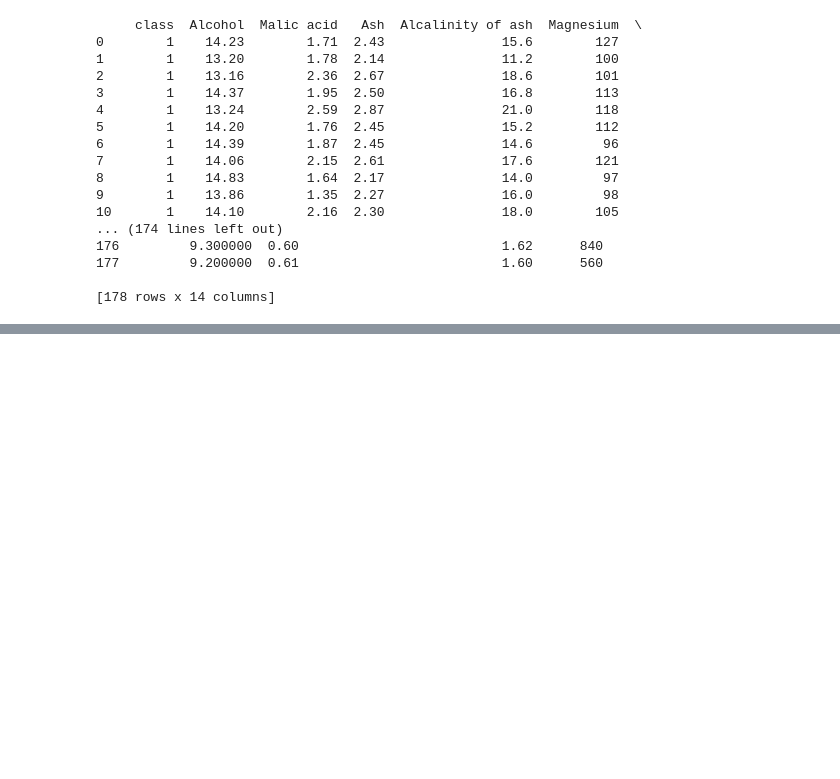
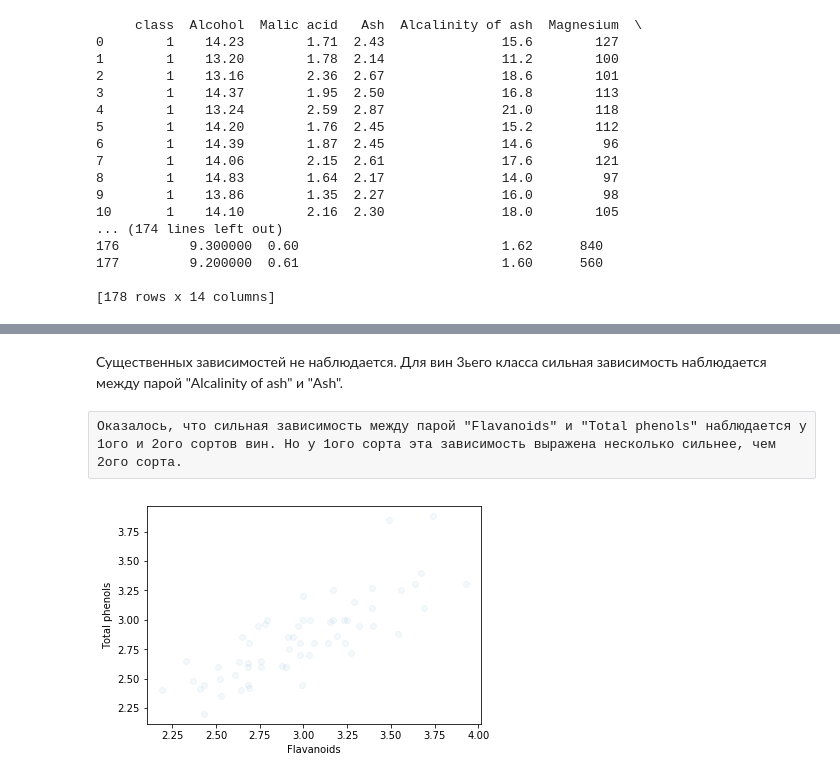
Before and after one commit to ipolyak/Data-Analysis, a Jupyter notebook: wine-analysis.ipynb, the cells around one changed output, grey strips where cells are left out. Drawn from its saved outputs; the diff is of its cells as text; code cells hidden in the pictures; blank space fills up the shorter version.

```diff
--- a/wine-analysis.ipynb
+++ b/wine-analysis.ipynb
@@ -29,0 +211,11 @@ print(data)
+# %% [markdown]
+Существенных зависимостей не наблюдается. Для вин 3ьего класса сильная зависимость наблюдается между парой "Alcalinity of ash" и "Ash".
+# %% [raw]
+Оказалось, что сильная зависимость между парой "Flavanoids" и "Total phenols" наблюдается у 1ого и 2ого сортов вин. Но у 1ого сорта эта зависимость выражена несколько сильнее, чем 2ого сорта.
+# %%
+plt.plot(data[data["class"] == 1]['Flavanoids'], data[data["class"] == 1]['Total phenols'], 'o', alpha=0.05)
+plt.xlabel('Flavanoids')
+plt.ylabel('Total phenols')
+pass
+# %% [output]
+[figure, added]
```
Also changed, not shown: parts of 23 cells of this notebook.
